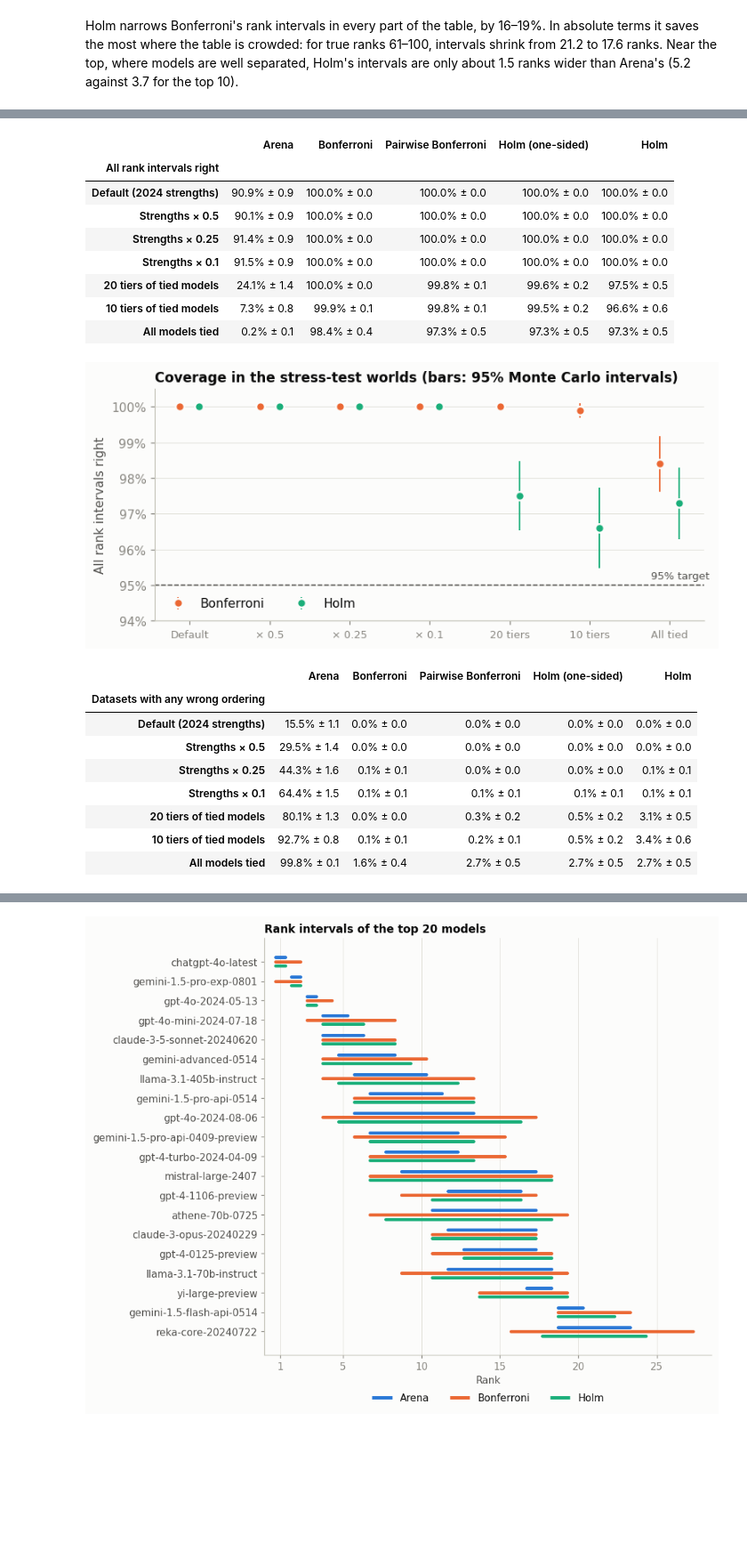
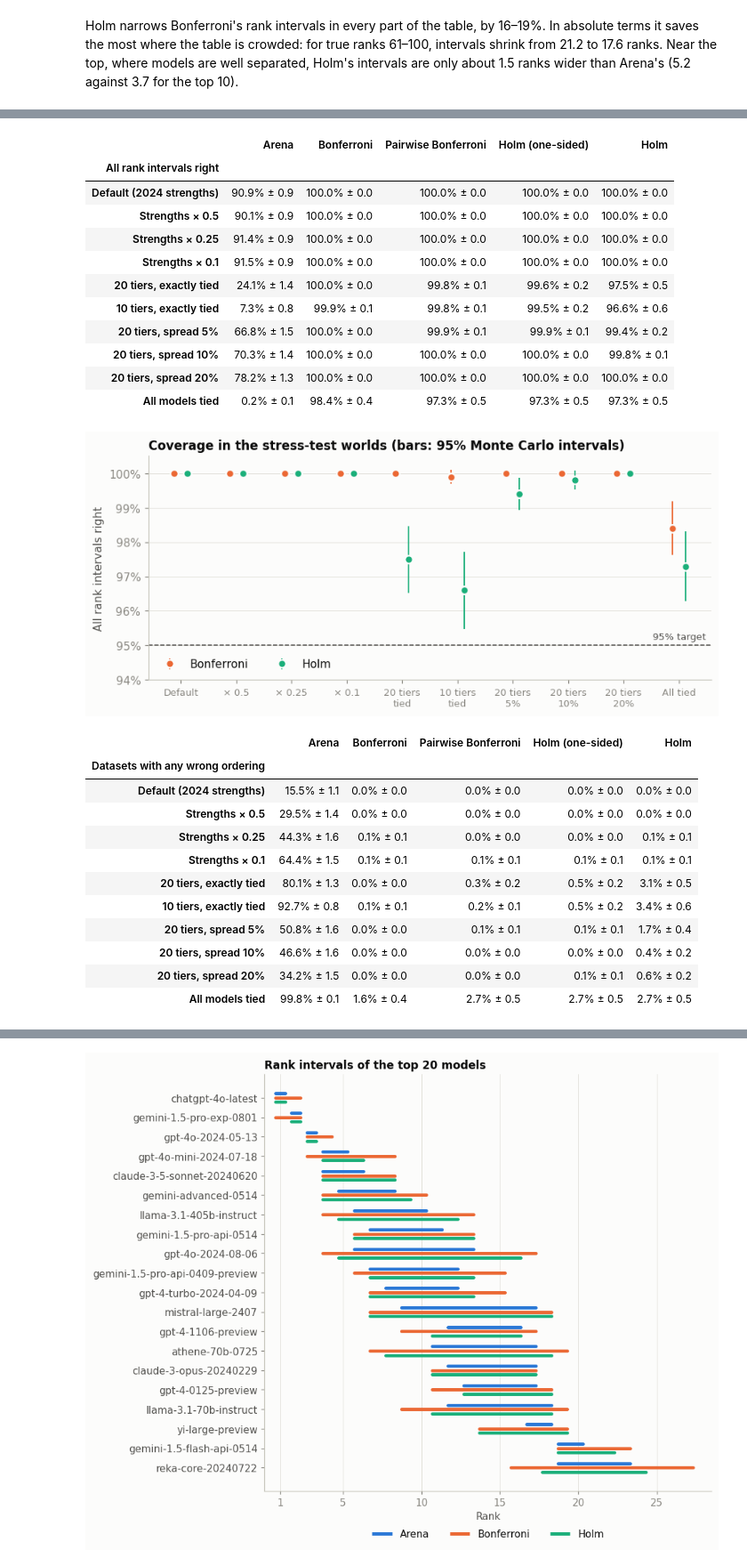
Before and after one commit to chenxige0509/stat236-arena-uncertainty, a Jupyter notebook: notebook/q2_holm.ipynb, the cells around one changed output, grey strips where cells are left out. Shown at 89% size. Saved outputs shown, nothing was run; the diff lists cells and outputs as text; code cells hidden in the pictures; blank space fills up the shorter version.

```diff
--- a/notebook/q2_holm.ipynb
+++ b/notebook/q2_holm.ipynb
@@ -217,8 +218,9 @@ To test the procedures where their guarantees bind, we rerun the same simulation
 - **all tied:** every model has the same strength, so any declared ordering is wrong.
 # %%
 worlds = {"": "Default (2024 strengths)", "_scale0.5": "Strengths × 0.5", "_scale0.25": "Strengths × 0.25",
-          "_scale0.1": "Strengths × 0.1", "_tiers20": "20 tiers of tied models", "_tiers10": "10 tiers of tied models",
-          "_scale0": "All models tied"}
+          "_scale0.1": "Strengths × 0.1", "_tiers20": "20 tiers, exactly tied", "_tiers10": "10 tiers, exactly tied",
+          "_tiers20s0.05": "20 tiers, spread 5%", "_tiers20s0.1": "20 tiers, spread 10%",
+          "_tiers20s0.2": "20 tiers, spread 20%", "_scale0": "All models tied"}
 stress = {w: pd.read_csv(R(f"q2{w}_summary.csv"), index_col=0) for w in worlds}
 SIM = "rank interval coverage, simultaneous (all models)"
 cov_tab = pd.DataFrame({PROCS[p]: {name: cell(stress[w], SIM, p) for w, name in worlds.items()} for p in PROCS})
@@ -231,39 +233,46 @@ cov_tab
 | Strengths × 0.5 | 90.1% ± 0.9 | 100.0% ± 0.0 | 100.0% ± 0.0 | 100.0% ± 0.0 | 100.0% ± 0.0 |
 | Strengths × 0.25 | 91.4% ± 0.9 | 100.0% ± 0.0 | 100.0% ± 0.0 | 100.0% ± 0.0 | 100.0% ± 0.0 |
 | Strengths × 0.1 | 91.5% ± 0.9 | 100.0% ± 0.0 | 100.0% ± 0.0 | 100.0% ± 0.0 | 100.0% ± 0.0 |
-| 20 tiers of tied models | 24.1% ± 1.4 | 100.0% ± 0.0 | 99.8% ± 0.1 | 99.6% ± 0.2 | 97.5% ± 0.5 |
-| 10 tiers of tied models | 7.3% ± 0.8 | 99.9% ± 0.1 | 99.8% ± 0.1 | 99.5% ± 0.2 | 96.6% ± 0.6 |
+| 20 tiers, exactly tied | 24.1% ± 1.4 | 100.0% ± 0.0 | 99.8% ± 0.1 | 99.6% ± 0.2 | 97.5% ± 0.5 |
+| 10 tiers, exactly tied | 7.3% ± 0.8 | 99.9% ± 0.1 | 99.8% ± 0.1 | 99.5% ± 0.2 | 96.6% ± 0.6 |
+| 20 tiers, spread 5% | 66.8% ± 1.5 | 100.0% ± 0.0 | 99.9% ± 0.1 | 99.9% ± 0.1 | 99.4% ± 0.2 |
+| 20 tiers, spread 10% | 70.3% ± 1.4 | 100.0% ± 0.0 | 100.0% ± 0.0 | 100.0% ± 0.0 | 99.8% ± 0.1 |
+| 20 tiers, spread 20% | 78.2% ± 1.3 | 100.0% ± 0.0 | 100.0% ± 0.0 | 100.0% ± 0.0 | 100.0% ± 0.0 |
 | All models tied | 0.2% ± 0.1 | 98.4% ± 0.4 | 97.3% ± 0.5 | 97.3% ± 0.5 | 97.3% ± 0.5 |
 # %%
-fig, ax = plt.subplots(figsize=(8, 3.4))
+fig, ax = plt.subplots(figsize=(9, 3.6))
 xs = np.arange(len(worlds))
 for off, p in [(-0.12, "bonferroni"), (0.12, "holm")]:
     v = np.array([stress[w].loc[SIM, p] for w in worlds])
     se = np.array([stress[w].loc[SIM, f"{p}_mc_se"] for w in worlds])
     ax.errorbar(xs + off, v, yerr=1.96 * se, fmt="o", ms=7, color=COLOR[p], mec=SURFACE, mew=1.5,
                 elinewidth=1.2, capsize=0, label=PROCS[p], zorder=3)
 ax.axhline(0.95, color=INK2, lw=1, ls="--", zorder=1)
 ax.text(len(worlds) - 0.5, 0.951, "95% target", ha="right", va="bottom", fontsize=8.5, color=INK2)
-ax.set_xticks(xs, ["Default", "× 0.5", "× 0.25", "× 0.1", "20 tiers", "10 tiers", "All tied"], fontsize=8.5)
+ax.set_xticks(xs, ["Default", "× 0.5", "× 0.25", "× 0.1", "20 tiers\ntied", "10 tiers\ntied", "20 tiers\n5%",
+                   "20 tiers\n10%", "20 tiers\n20%", "All tied"], fontsize=8.5)
 ax.set_ylim(0.94, 1.005)
 ax.yaxis.set_major_formatter(lambda v, _: f"{v:.0%}")
 ax.set_ylabel("All rank intervals right")
 ax.grid(axis="x", visible=False)
 ax.legend(loc="lower left", ncol=2)
 ax.set_title("Coverage in the stress-test worlds (bars: 95% Monte Carlo intervals)")
 plt.show()
 
 fo = "[declared orderings] P(any false ordering)"
 pd.DataFrame({PROCS[p]: {name: cell(stress[w], fo, p) for w, name in worlds.items()} for p in PROCS}) \
   .rename_axis("Datasets with any wrong ordering")
 # %% [output]
-[figure, old version]
+[figure, new version]
 |  | Arena | Bonferroni | Pairwise Bonferroni | Holm (one-sided) | Holm |
 | Datasets with any wrong ordering |  |  |  |  |  |
 | Default (2024 strengths) | 15.5% ± 1.1 | 0.0% ± 0.0 | 0.0% ± 0.0 | 0.0% ± 0.0 | 0.0% ± 0.0 |
 | Strengths × 0.5 | 29.5% ± 1.4 | 0.0% ± 0.0 | 0.0% ± 0.0 | 0.0% ± 0.0 | 0.0% ± 0.0 |
 | Strengths × 0.25 | 44.3% ± 1.6 | 0.1% ± 0.1 | 0.0% ± 0.0 | 0.0% ± 0.0 | 0.1% ± 0.1 |
 | Strengths × 0.1 | 64.4% ± 1.5 | 0.1% ± 0.1 | 0.1% ± 0.1 | 0.1% ± 0.1 | 0.1% ± 0.1 |
-| 20 tiers of tied models | 80.1% ± 1.3 | 0.0% ± 0.0 | 0.3% ± 0.2 | 0.5% ± 0.2 | 3.1% ± 0.5 |
-| 10 tiers of tied models | 92.7% ± 0.8 | 0.1% ± 0.1 | 0.2% ± 0.1 | 0.5% ± 0.2 | 3.4% ± 0.6 |
+| 20 tiers, exactly tied | 80.1% ± 1.3 | 0.0% ± 0.0 | 0.3% ± 0.2 | 0.5% ± 0.2 | 3.1% ± 0.5 |
+| 10 tiers, exactly tied | 92.7% ± 0.8 | 0.1% ± 0.1 | 0.2% ± 0.1 | 0.5% ± 0.2 | 3.4% ± 0.6 |
+| 20 tiers, spread 5% | 50.8% ± 1.6 | 0.0% ± 0.0 | 0.1% ± 0.1 | 0.1% ± 0.1 | 1.7% ± 0.4 |
+| 20 tiers, spread 10% | 46.6% ± 1.6 | 0.0% ± 0.0 | 0.0% ± 0.0 | 0.0% ± 0.0 | 0.4% ± 0.2 |
+| 20 tiers, spread 20% | 34.2% ± 1.5 | 0.0% ± 0.0 | 0.0% ± 0.0 | 0.1% ± 0.1 | 0.6% ± 0.2 |
 | All models tied | 99.8% ± 0.1 | 1.6% ± 0.4 | 2.7% ± 0.5 | 2.7% ± 0.5 | 2.7% ± 0.5 |
```
Also changed, not shown: parts of 13 cells of this notebook, 14 other files.
